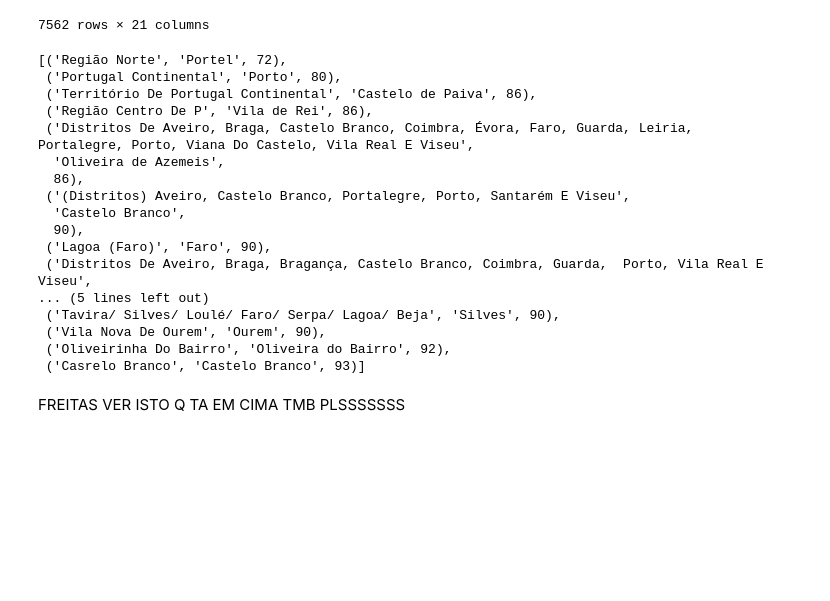
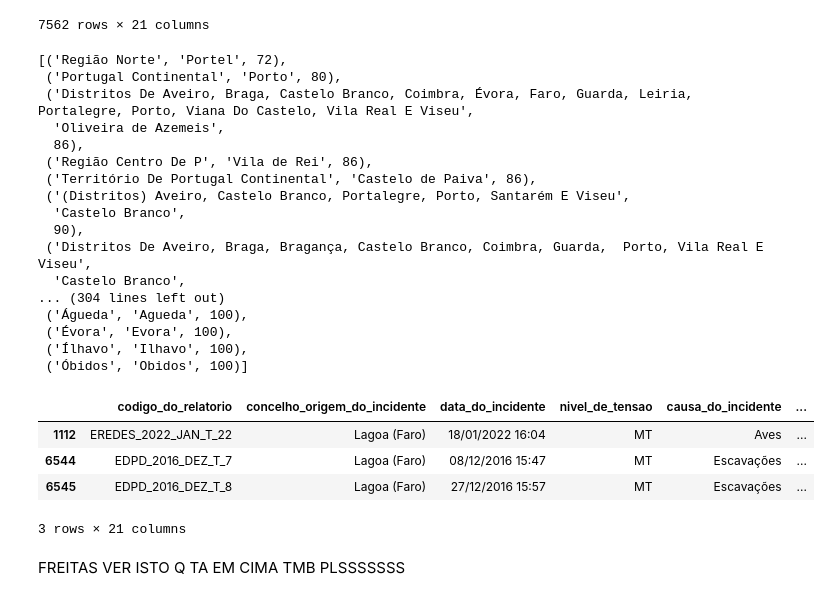
Before and after one commit to Vullkano/pfacd, a Jupyter notebook: src/limpeza/eventos_pos_reuniao.ipynb, the cells around one changed output. Drawn from its saved outputs; the diff is of its cells as text; code cells hidden in the pictures; blank space fills up the shorter version.

```diff
--- a/src/limpeza/eventos_pos_reuniao.ipynb
+++ b/src/limpeza/eventos_pos_reuniao.ipynb
@@ -60,7 +72,7 @@ year_month = duckdb.sql(r"""
     s.year,
     s.month
   from (
-    select regexp_extract(codigo_do_relatorio, 'EREDES|EDPD_(\d{4})_([A-Z]{3})_T|TC_\d+$', ['year', 'month']) as s
+    select regexp_extract(codigo_do_relatorio, '[EREDES|EDPD]_(\d{4})_([A-Z]{3})_T|TC_\d+$', ['year', 'month']) as s
     from df
   ) as sub
 """).df()
@@ -157,13 +169,14 @@ from thefuzz import process as fuzzy_process
 from unidecode import unidecode
 concelhos_sem_match = set()
 concelhoss = [unidecode(i) for i in concelhos["designacao"].values]
-
+concelhosss = {
+  unidecode(i): i for i in concelhos["designacao"].values
+}
 def get_concelho(line: pd.Series):
   concelho = line["concelho_origem_do_incidente"]
   match, score = fuzzy_process.extractOne(unidecode(concelho), concelhoss)
-  if score < 95:
-    concelhos_sem_match.add((concelho, match, score))
-  line["concelho"] = match
+  concelhos_sem_match.add((concelhosss.get(concelho, concelho), match, score))
+  line["concelho"] = concelhosss[match]
   return line
 
 dfffff = dffff.apply(axis="columns", func=get_concelho)
@@ -183,25 +196,34 @@ dfffff
 | 7564 | IGI_2017_DEZ_TC_001 | Vila Nova De Famalicão | 10/12/2017 | AT, MT, BT | Vento Intensidade Excepcional | ... |
 7562 rows × 21 columns
 # %%
-sorted(concelhos_sem_match, key=lambda x: x[2])
+sorted(concelhos_sem_match, key=lambda x: (x[2], x[0]))
 # %% [output]
 [('Região Norte', 'Portel', 72),
  ('Portugal Continental', 'Porto', 80),
- ('Território De Portugal Continental', 'Castelo de Paiva', 86),
- ('Região Centro De P', 'Vila de Rei', 86),
  ('Distritos De Aveiro, Braga, Castelo Branco, Coimbra, Évora, Faro, Guarda, Leiria, Portalegre, Porto, Viana Do Castelo, Vila Real E Viseu',
   'Oliveira de Azemeis',
   86),
+ ('Região Centro De P', 'Vila de Rei', 86),
+ ('Território De Portugal Continental', 'Castelo de Paiva', 86),
  ('(Distritos) Aveiro, Castelo Branco, Portalegre, Porto, Santarém E Viseu',
   'Castelo Branco',
   90),
- ('Lagoa (Faro)', 'Faro', 90),
  ('Distritos De Aveiro, Braga, Bragança, Castelo Branco, Coimbra, Guarda,  Porto, Vila Real E Viseu',
-... (5 lines left out)
- ('Tavira/ Silves/ Loulé/ Faro/ Serpa/ Lagoa/ Beja', 'Silves', 90),
- ('Vila Nova De Ourem', 'Ourem', 90),
- ('Oliveirinha Do Bairro', 'Oliveira do Bairro', 92),
- ('Casrelo Branco', 'Castelo Branco', 93)]
+  'Castelo Branco',
+... (304 lines left out)
+ ('Águeda', 'Agueda', 100),
+ ('Évora', 'Evora', 100),
+ ('Ílhavo', 'Ilhavo', 100),
+ ('Óbidos', 'Obidos', 100)]
+# %%
+# check Lagoa (Faro)
+dfffff[dfffff["concelho_origem_do_incidente"] == "Lagoa (Faro)"]
+# %% [output]
+|  | codigo_do_relatorio | concelho_origem_do_incidente | data_do_incidente | nivel_de_tensao | causa_do_incidente | ... |
+| 1112 | EREDES_2022_JAN_T_22 | Lagoa (Faro) | 18/01/2022 16:04 | MT | Aves | ... |
+| 6544 | EDPD_2016_DEZ_T_7 | Lagoa (Faro) | 08/12/2016 15:47 | MT | Escavações | ... |
+| 6545 | EDPD_2016_DEZ_T_8 | Lagoa (Faro) | 27/12/2016 15:57 | MT | Escavações | ... |
+3 rows × 21 columns
 # %% [markdown]
 FREITAS VER ISTO Q TA EM CIMA TMB PLSSSSSSS
 # %%
```
Also changed, not shown: parts of 1 cell of this notebook, 5 other files.
